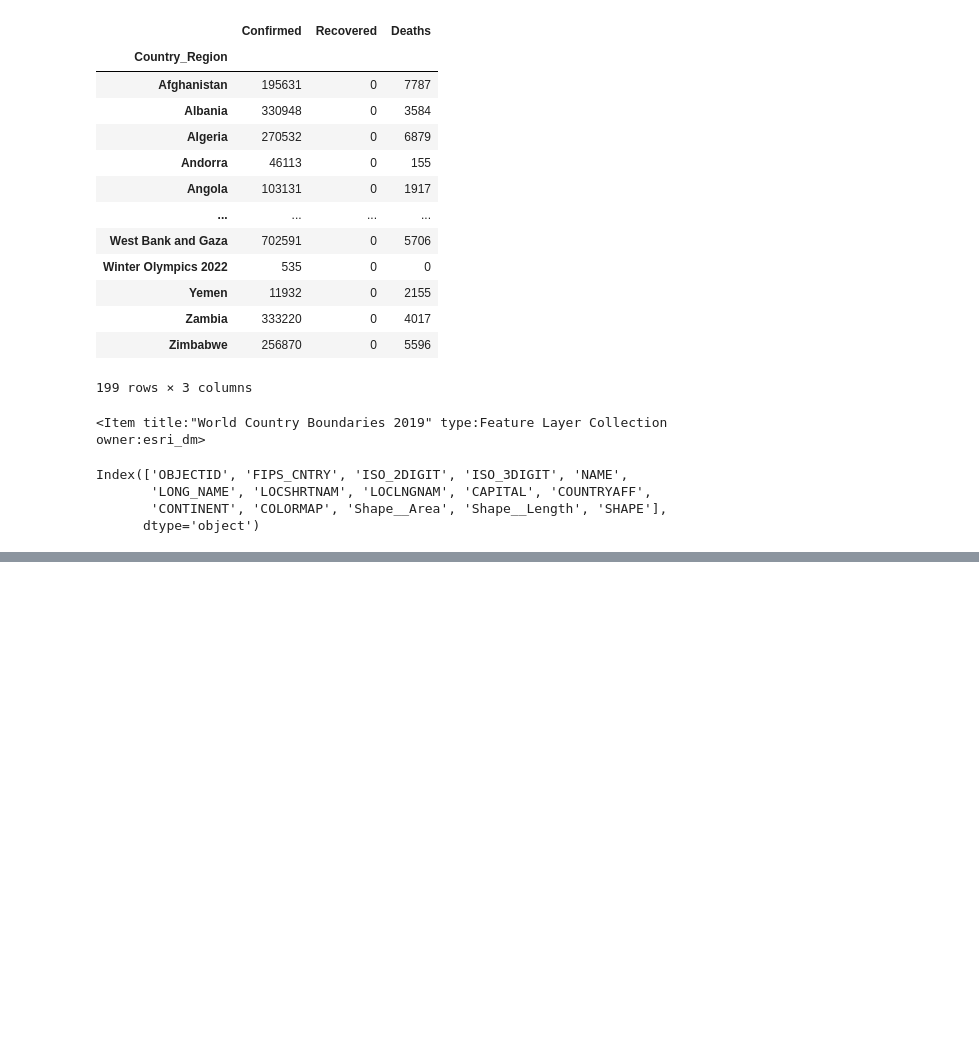
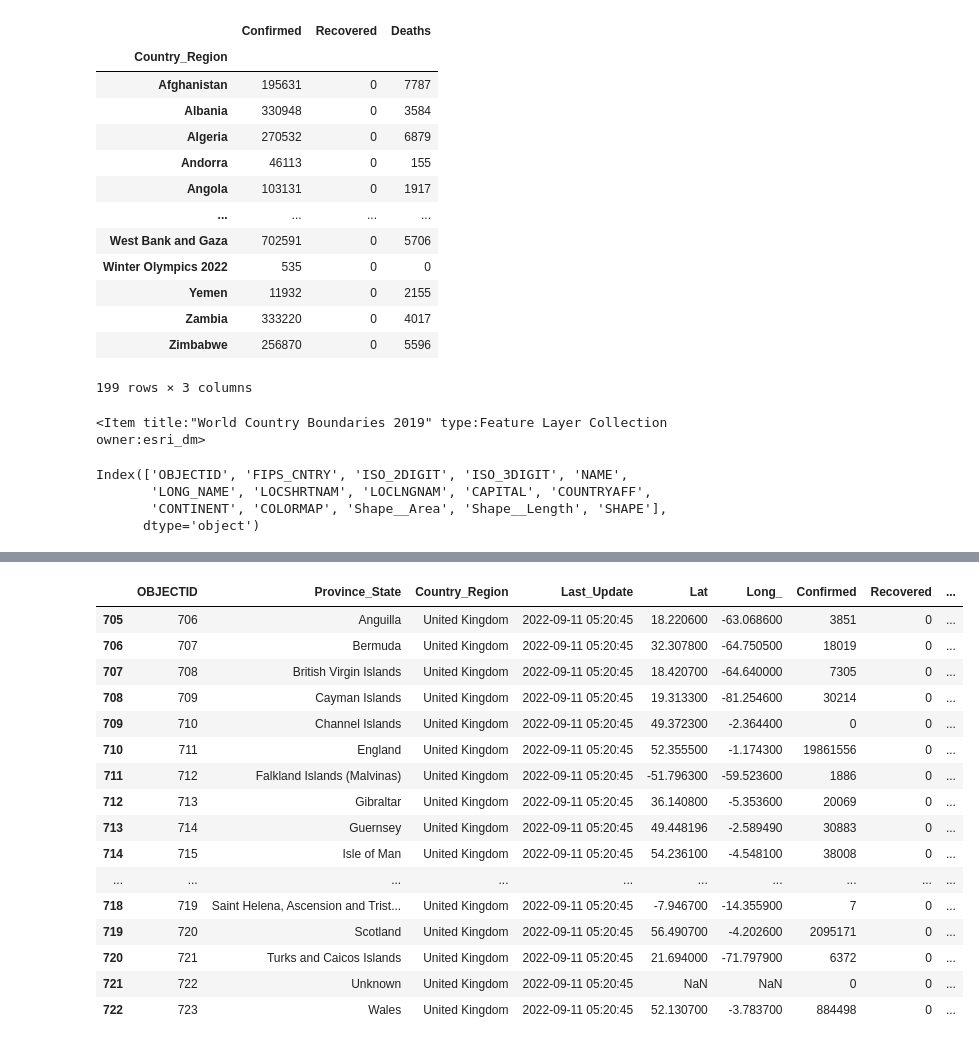
Before and after one commit to MiracleSkyHawk/RSM-8431-Opt-Out, a Jupyter notebook: test-Copy1.ipynb, the cells around one changed output, grey strips where cells are left out. Saved outputs shown, nothing was run; the diff lists cells and outputs as text; code cells hidden in the pictures; blank space fills up the shorter version.

```diff
--- a/test-Copy1.ipynb
+++ b/test-Copy1.ipynb
@@ -113,0 +346,22 @@ ports_fc
+# %%
+fset_uk = df_global[df_global['Country_Region']=="United Kingdom"]
+# %%
+fset_uk
+# %% [output]
+|  | OBJECTID | Province_State | Country_Region | Last_Update | Lat | Long_ | Confirmed | Recovered | ... |
+| 705 | 706 | Anguilla | United Kingdom | 2022-09-11 05:20:45 | 18.220600 | -63.068600 | 3851 | 0 | ... |
+| 706 | 707 | Bermuda | United Kingdom | 2022-09-11 05:20:45 | 32.307800 | -64.750500 | 18019 | 0 | ... |
+| 707 | 708 | British Virgin Islands | United Kingdom | 2022-09-11 05:20:45 | 18.420700 | -64.640000 | 7305 | 0 | ... |
+| 708 | 709 | Cayman Islands | United Kingdom | 2022-09-11 05:20:45 | 19.313300 | -81.254600 | 30214 | 0 | ... |
+| 709 | 710 | Channel Islands | United Kingdom | 2022-09-11 05:20:45 | 49.372300 | -2.364400 | 0 | 0 | ... |
+| 710 | 711 | England | United Kingdom | 2022-09-11 05:20:45 | 52.355500 | -1.174300 | 19861556 | 0 | ... |
+| 711 | 712 | Falkland Islands (Malvinas) | United Kingdom | 2022-09-11 05:20:45 | -51.796300 | -59.523600 | 1886 | 0 | ... |
+| 712 | 713 | Gibraltar | United Kingdom | 2022-09-11 05:20:45 | 36.140800 | -5.353600 | 20069 | 0 | ... |
+| 713 | 714 | Guernsey | United Kingdom | 2022-09-11 05:20:45 | 49.448196 | -2.589490 | 30883 | 0 | ... |
+| 714 | 715 | Isle of Man | United Kingdom | 2022-09-11 05:20:45 | 54.236100 | -4.548100 | 38008 | 0 | ... |
+| ... | ... | ... | ... | ... | ... | ... | ... | ... | ... |
+| 718 | 719 | Saint Helena, Ascension and Trist... | United Kingdom | 2022-09-11 05:20:45 | -7.946700 | -14.355900 | 7 | 0 | ... |
+| 719 | 720 | Scotland | United Kingdom | 2022-09-11 05:20:45 | 56.490700 | -4.202600 | 2095171 | 0 | ... |
+| 720 | 721 | Turks and Caicos Islands | United Kingdom | 2022-09-11 05:20:45 | 21.694000 | -71.797900 | 6372 | 0 | ... |
+| 721 | 722 | Unknown | United Kingdom | 2022-09-11 05:20:45 | NaN | NaN | 0 | 0 | ... |
+| 722 | 723 | Wales | United Kingdom | 2022-09-11 05:20:45 | 52.130700 | -3.783700 | 884498 | 0 | ... |
```
Also changed, not shown: parts of 42 cells of this notebook, 1 other file.
